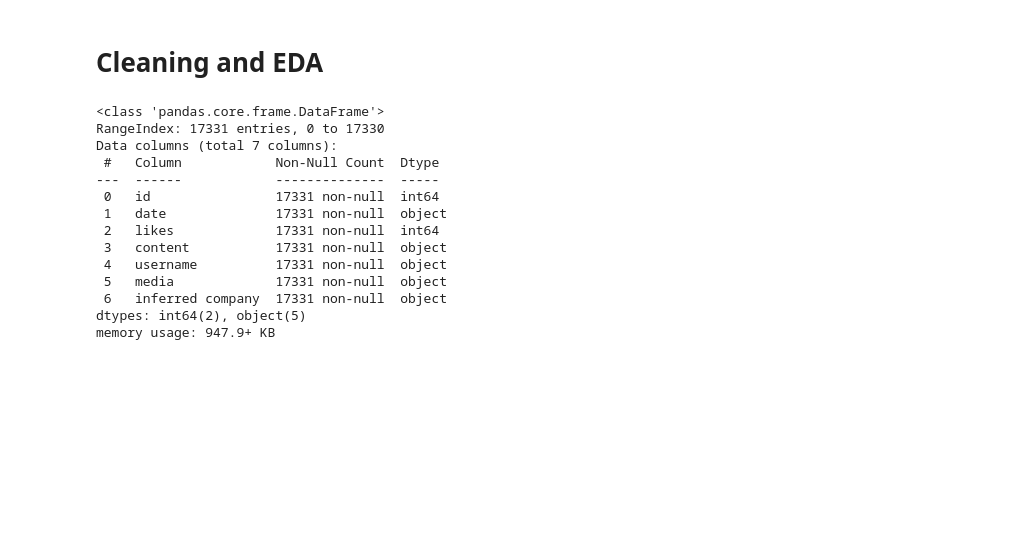
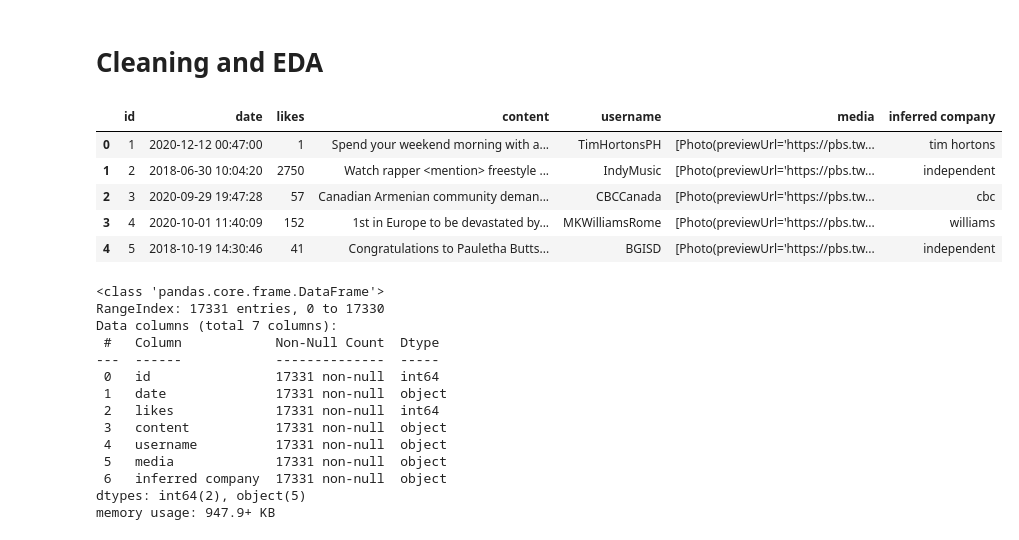
Before and after one commit to the7emerald/CAIC_Summer_Of_Tech_25, a Jupyter notebook: AI_&_Dev_DevClub/Week-1/code.ipynb, the cells around one changed output. Cells and saved outputs as stored; diff of their text form; code cells hidden in the pictures; blank space fills up the shorter version.

```diff
--- a/AI_&_Dev_DevClub/Week-1/code.ipynb
+++ b/AI_&_Dev_DevClub/Week-1/code.ipynb
@@ -6,6 +6,15 @@ import seaborn as sns
 import matplotlib.pyplot as plt
 
 df = pd.read_csv("data.csv")
+# %%
+df.head()
+# %% [output]
+|  | id | date | likes | content | username | media | inferred company |
+| 0 | 1 | 2020-12-12 00:47:00 | 1 | Spend your weekend morning with a... | TimHortonsPH | [Photo(previewUrl='https://pbs.tw... | tim hortons |
+| 1 | 2 | 2018-06-30 10:04:20 | 2750 | Watch rapper <mention> freestyle ... | IndyMusic | [Photo(previewUrl='https://pbs.tw... | independent |
+| 2 | 3 | 2020-09-29 19:47:28 | 57 | Canadian Armenian community deman... | CBCCanada | [Photo(previewUrl='https://pbs.tw... | cbc |
+| 3 | 4 | 2020-10-01 11:40:09 | 152 | 1st in Europe to be devastated by... | MKWilliamsRome | [Photo(previewUrl='https://pbs.tw... | williams |
+| 4 | 5 | 2018-10-19 14:30:46 | 41 | Congratulations to Pauletha Butts... | BGISD | [Photo(previewUrl='https://pbs.tw... | independent |
 # %%
 df.info()
 # %% [output]
```
